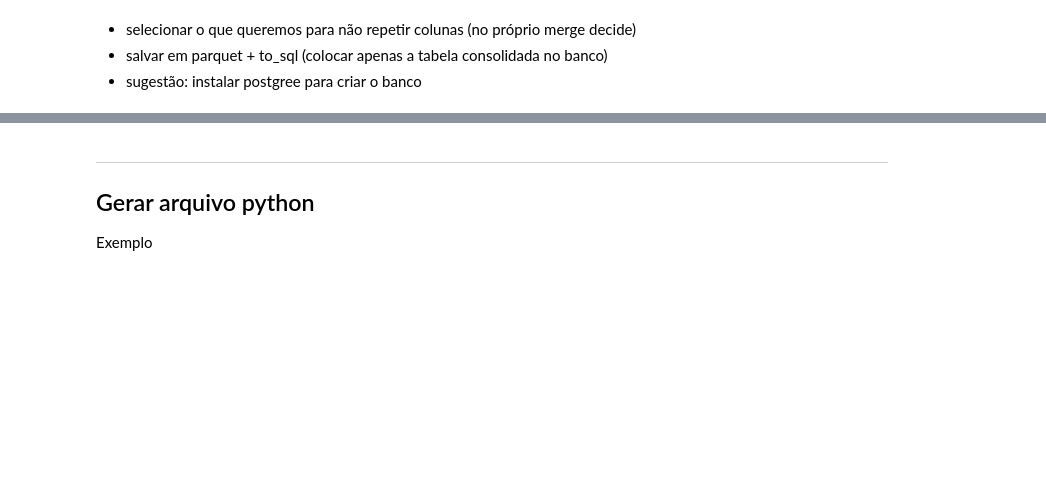
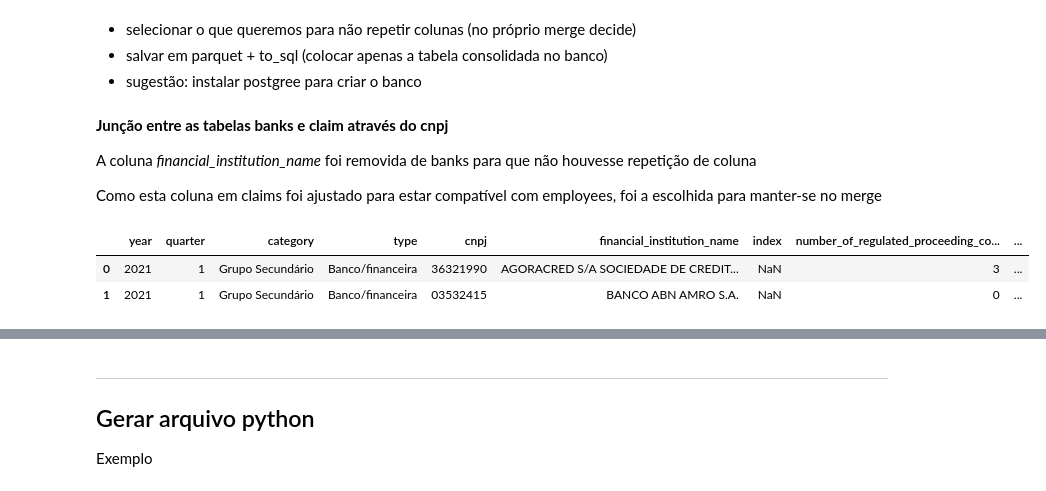
Before and after one commit to Squinelato/eEDB-011-2024-3, a Jupyter notebook: Atividade 02/etl.ipynb, the cells around one changed output, grey strips where cells are left out. Drawn from its saved outputs; the diff is of its cells as text; code cells hidden in the pictures; blank space fills up the shorter version.

```diff
--- a/Atividade 02/etl.ipynb
+++ b/Atividade 02/etl.ipynb
@@ -454,7 +438,19 @@ employee = pd.read_parquet(trzd_employee_path, engine='pyarrow')
 
 trzd_claim_path = './trusted/claim'
 claims = pd.read_parquet(trzd_claim_path, engine='pyarrow')
+# %% [markdown]
+**Junção entre as tabelas banks e claim através do cnpj**
+
+A coluna _financial_institution_name_ foi removida de banks para que não houvesse repetição de coluna
+
+Como esta coluna em claims foi ajustado para estar compatível com employees, foi a escolhida para manter-se no merge
 # %%
-# JOIN banks + claim por cnpj (gerar bank_name_id)
+banks = banks.drop(columns=['financial_institution_name'])
 
-banks_claims = pd.merge(banks, claims, on='cnpj', how='inner')
+banks_claims = pd.merge(claims, banks, on='cnpj', how='inner')
+
+banks_claims.head(2)
+# %% [output]
+|  | year | quarter | category | type | cnpj | financial_institution_name | index | number_of_regulated_proceeding_co... | ... |
+| 0 | 2021 | 1 | Grupo Secundário | Banco/financeira | 36321990 | AGORACRED S/A SOCIEDADE DE CREDIT... | NaN | 3 | ... |
+| 1 | 2021 | 1 | Grupo Secundário | Banco/financeira | 03532415 | BANCO ABN AMRO S.A. | NaN | 0 | ... |
```
Also changed, not shown: parts of 18 cells of this notebook, 4 other files.
